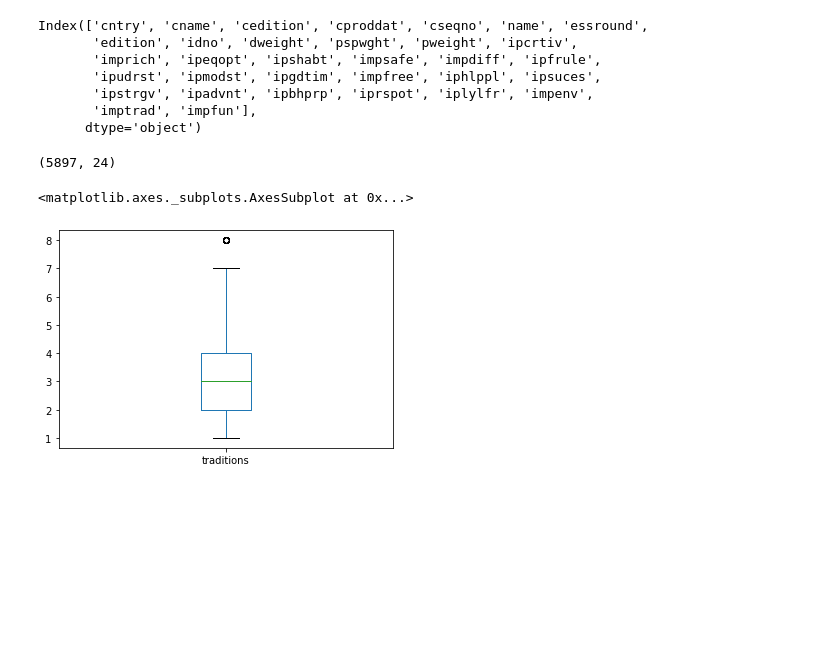
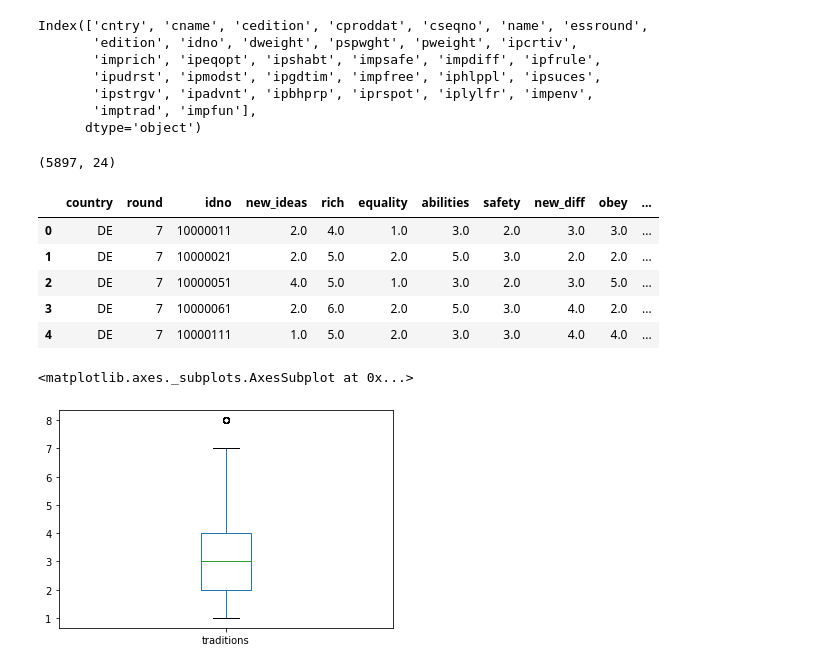
Before and after one commit to augarriza/radical-right_in_europe, a Jupyter notebook: notebooks/DE_human_values_7_8.ipynb, the cells around one changed output. Saved outputs shown, nothing was run; the diff lists cells and outputs as text; code cells hidden in the pictures; blank space fills up the shorter version.

```diff
--- a/notebooks/DE_human_values_7_8.ipynb
+++ b/notebooks/DE_human_values_7_8.ipynb
@@ -66,6 +66,17 @@ cols = {'ipcrtiv':'new_ideas',
         'essround':'round'}
 # %%
 de_v = de.rename(columns=cols)
+# %%
+de_v.head()
+#Example: Imagine a person for whom new ideas and creativity is important:
+# 1: I am very much like that person, 6: I am not like that person at all
+# %% [output]
+|  | country | round | idno | new_ideas | rich | equality | abilities | safety | new_diff | obey | ... |
+| 0 | DE | 7 | 10000011 | 2.0 | 4.0 | 1.0 | 3.0 | 2.0 | 3.0 | 3.0 | ... |
+| 1 | DE | 7 | 10000021 | 2.0 | 5.0 | 2.0 | 5.0 | 3.0 | 2.0 | 2.0 | ... |
+| 2 | DE | 7 | 10000051 | 4.0 | 5.0 | 1.0 | 3.0 | 2.0 | 3.0 | 5.0 | ... |
+| 3 | DE | 7 | 10000061 | 2.0 | 6.0 | 2.0 | 5.0 | 3.0 | 4.0 | 2.0 | ... |
+| 4 | DE | 7 | 10000111 | 1.0 | 5.0 | 2.0 | 3.0 | 3.0 | 4.0 | 4.0 | ... |
 # %%
 de_v["traditions"].plot(kind="box")
 # %% [output]
```
Also changed, not shown: parts of 9 cells of this notebook, 5 other files.
